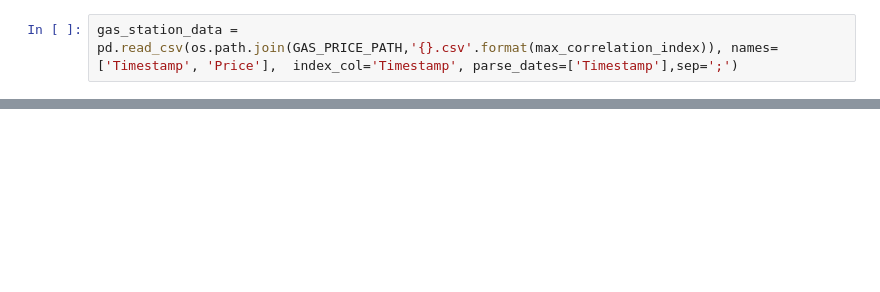
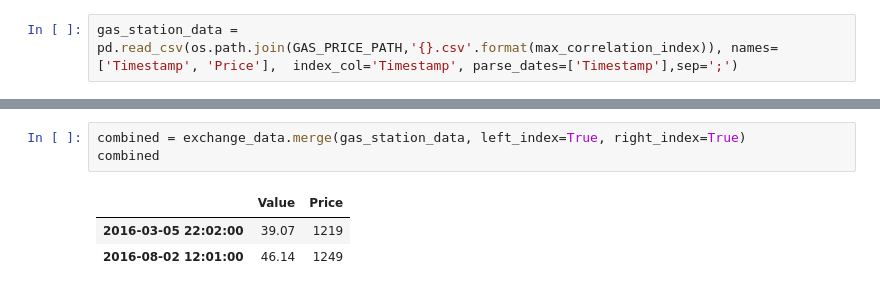
Before and after one commit to WGierke/informatiCup2018, a Jupyter notebook: notebooks/1.0-sb-highest-corrcoef-oil-gas_price.ipynb, the cells around one changed output, grey strips where cells are left out. Cells and saved outputs as stored; diff of their text form; blank space fills up the shorter version.

```diff
--- a/notebooks/1.0-sb-highest-corrcoef-oil-gas_price.ipynb
+++ b/notebooks/1.0-sb-highest-corrcoef-oil-gas_price.ipynb
@@ -56,0 +88,7 @@ plt.show()
+# %%
+combined = exchange_data.merge(gas_station_data, left_index=True, right_index=True)
+combined
+# %% [output]
+|  | Value | Price |
+| 2016-03-05 22:02:00 | 39.07 | 1219 |
+| 2016-08-02 12:01:00 | 46.14 | 1249 |
```
Also changed, not shown: parts of 5 cells of this notebook, 3 other files.
